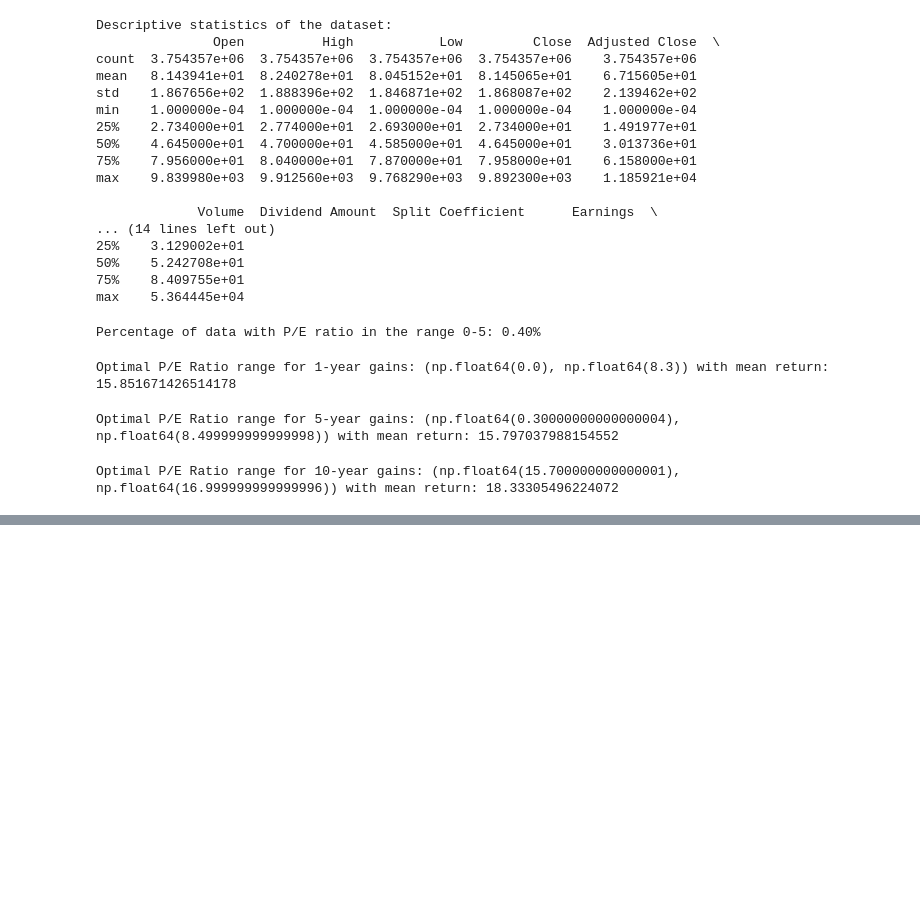
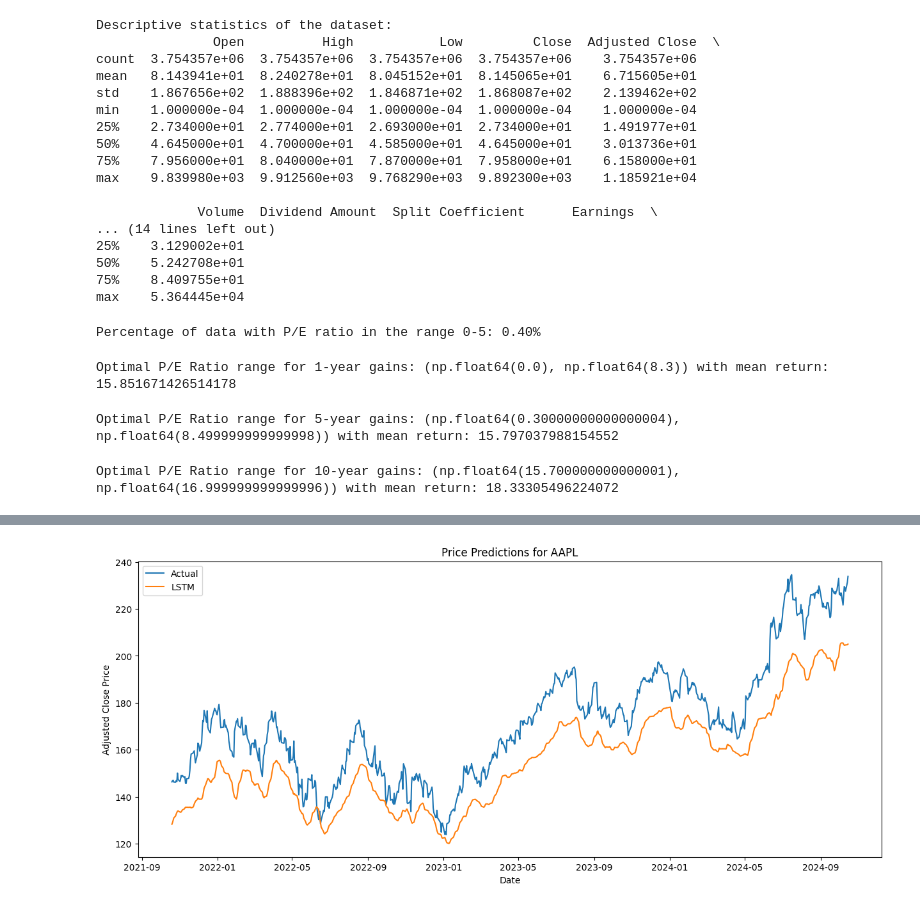
Before and after one commit to Dmeisterr/stock-program, a Jupyter notebook: src/DataAnalysis.ipynb, the cells around one changed output, grey strips where cells are left out. Saved outputs shown, nothing was run; the diff lists cells and outputs as text; code cells hidden in the pictures; blank space fills up the shorter version.

```diff
--- a/src/DataAnalysis.ipynb
+++ b/src/DataAnalysis.ipynb
@@ -168,0 +1422,98 @@ R^2 Score: 0.0008896238744323659
+# %%
+import pandas as pd
+import numpy as np
+from sklearn.preprocessing import MinMaxScaler
+from tensorflow.keras.models import Sequential
+from tensorflow.keras.layers import LSTM, Dense, Dropout
+from sklearn.metrics import mean_squared_error, mean_absolute_error, r2_score
+import matplotlib.pyplot as plt
+
+# Read and prepare data
+df = pd.read_csv("../stocks_with_moving_averages_and_price_change.csv")
+df['Date'] = pd.to_datetime(df['Date'])
+
+# Select one stock symbol
+symbol = df['Symbol'].unique()[2]
+print(f"Processing symbol: {symbol}")
+
+# Select data for the symbol
+sample_stock = df[df['Symbol'] == symbol].sort_values('Date')
+features = sample_stock[['Adjusted Close', 'Volume', 'P/E (ttm)', 'MA_50', 'MA_200']].values
+
+# Split data
+train_size = int(len(features) * 0.8)
+train_data = features[:train_size]
+test_data = features[train_size:]
+
+# Scale data
+scaler = MinMaxScaler()
+scaled_features = scaler.fit_transform(features)
+
+# Create sequences
+def create_sequences(data, seq_length):
+    sequences = []
+    targets = []
+    for i in range(len(data) - seq_length):
+        sequences.append(data[i:(i + seq_length)])
+        targets.append(data[i + seq_length, 0])  # Predicting the Adjusted Close price
+    return np.array(sequences), np.array(targets)
+
+seq_length = 60
+X, y = create_sequences(scaled_features, seq_length)
+
+# Split sequences
+X_train = X[:train_size-seq_length]
+X_test = X[train_size-seq_length:]
+y_train = y[:train_size-seq_length]
+y_test = y[train_size-seq_length:]
+
+# Build LSTM model
+model = Sequential([
+    LSTM(50, activation='relu', input_shape=(seq_length, X.shape[2]), return_sequences=True),
+    Dropout(0.2),
+    LSTM(50, activation='relu'),
+    Dropout(0.2),
+    Dense(1)
+])
+
+model.compile(optimizer='adam', loss='mse')
+
+# Train LSTM
+history = model.fit(X_train, y_train,
+                   epochs=50,
+                   batch_size=32,
+                   validation_split=0.1,
+                   verbose=1)
+
+# Make predictions
+lstm_predictions = model.predict(X_test)
+
+# Inverse transform predictions
+lstm_predictions = scaler.inverse_transform(np.concatenate((lstm_predictions, np.zeros((lstm_predictions.shape[0], scaled_features.shape[1] - 1))), axis=1))[:, 0]
+
+# Evaluate performance
+mse = mean_squared_error(test_data[:, 0], lstm_predictions)
+rmse = np.sqrt(mse)
+mae = mean_absolute_error(test_data[:, 0], lstm_predictions)
+r2 = r2_score(test_data[:, 0], lstm_predictions)
+
+# Print metrics
+def print_metrics(y_true, y_pred, model_name):
+    print(f"\n{model_name} Metrics:")
+    print(f"MSE: {mean_squared_error(y_true, y_pred):.4f}")
+    print(f"RMSE: {np.sqrt(mean_squared_error(y_true, y_pred)):.4f}")
+    print(f"MAE: {mean_absolute_error(y_true, y_pred):.4f}")
+    print(f"R2: {r2_score(y_true, y_pred):.4f}")
+
+print_metrics(test_data[:, 0], lstm_predictions, f"LSTM for {symbol}")
+
+# Plot results
+plt.figure(figsize=(15, 6))
+plt.plot(sample_stock['Date'][train_size:], test_data[:, 0], label='Actual')
+plt.plot(sample_stock['Date'][train_size:], lstm_predictions, label='LSTM')
+plt.title(f'Price Predictions for {symbol}')
+plt.xlabel('Date')
+plt.ylabel('Adjusted Close Price')
+plt.legend()
+plt.show()
+# %% [output]
@@ -168,0 +1539 @@ R^2 Score: 0.0008896238744323659
+[figure, added]
```
Also changed, not shown: parts of 26 cells of this notebook.
